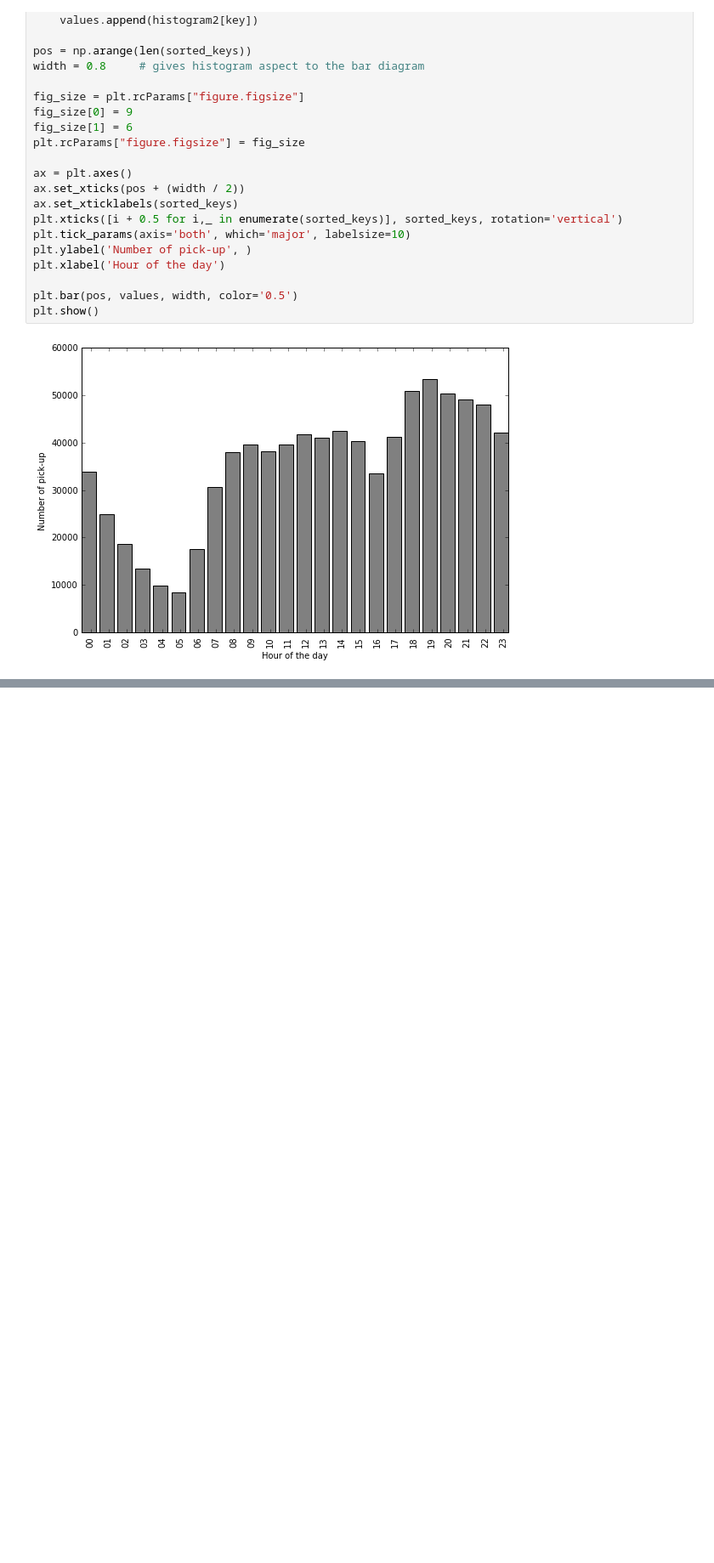
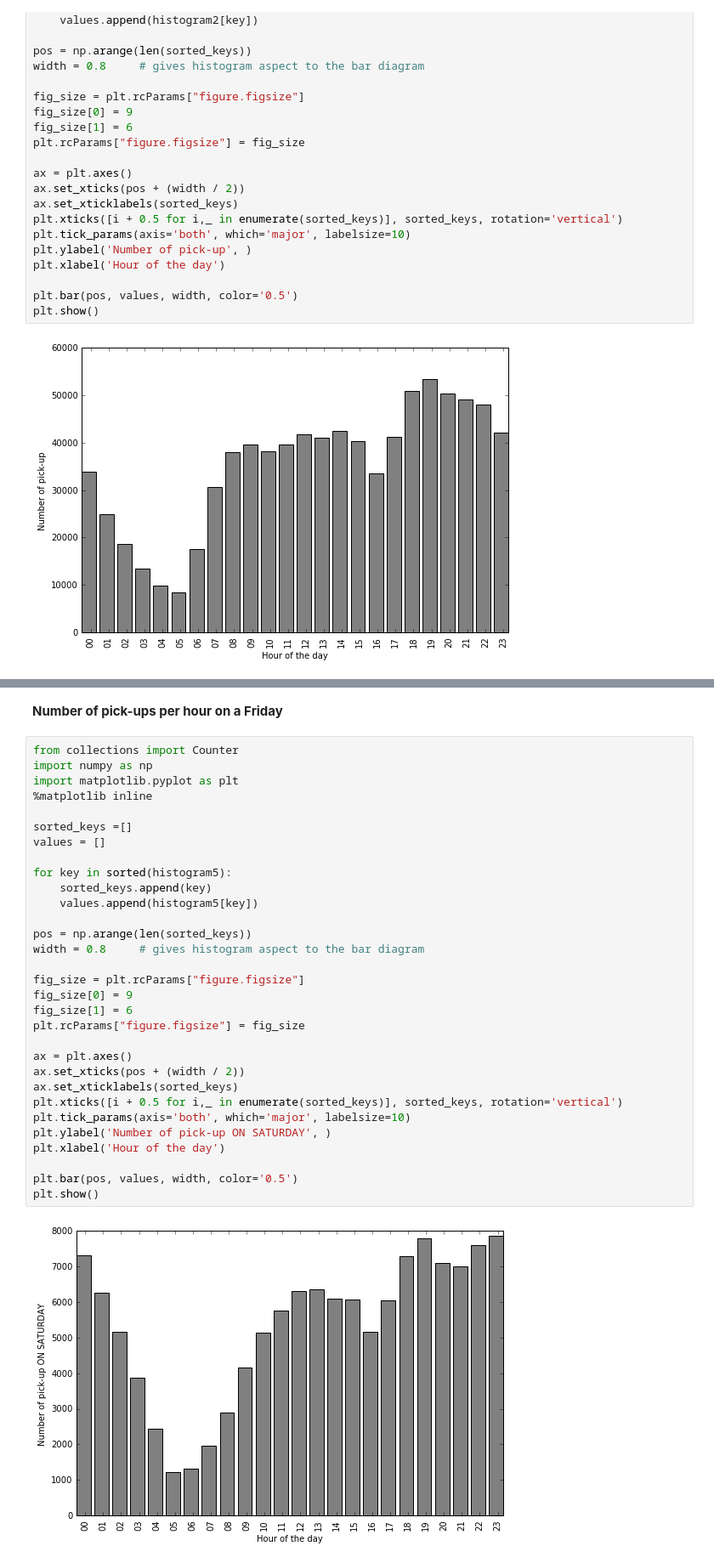
Before and after one commit to MarieLGY/social-data-project, a Jupyter notebook: Basic analysis.ipynb, the cells around one changed output, grey strips where cells are left out. Shown at 85% size. Saved outputs shown, nothing was run; the diff lists cells and outputs as text; blank space fills up the shorter version.

```diff
--- a/Basic analysis.ipynb
+++ b/Basic analysis.ipynb
@@ -120,0 +207,35 @@ geoplotlib.inline()
+# %% [markdown]
+**Number of pick-ups per hour on a Friday**
+# %%
+from collections import Counter
+import numpy as np
+import matplotlib.pyplot as plt
+%matplotlib inline
+
+sorted_keys =[]
+values = []
+
+for key in sorted(histogram5):
+    sorted_keys.append(key)
+    values.append(histogram5[key])
+
+pos = np.arange(len(sorted_keys))
+width = 0.8     # gives histogram aspect to the bar diagram
+
+fig_size = plt.rcParams["figure.figsize"]
+fig_size[0] = 9
+fig_size[1] = 6
+plt.rcParams["figure.figsize"] = fig_size
+
+ax = plt.axes()
+ax.set_xticks(pos + (width / 2))
+ax.set_xticklabels(sorted_keys)
+plt.xticks([i + 0.5 for i,_ in enumerate(sorted_keys)], sorted_keys, rotation='vertical')
+plt.tick_params(axis='both', which='major', labelsize=10)
+plt.ylabel('Number of pick-up ON SATURDAY', )
+plt.xlabel('Hour of the day')
+
+plt.bar(pos, values, width, color='0.5')
+plt.show()
+# %% [output]
+[figure, added]
```
Also changed, not shown: parts of 6 cells of this notebook.
